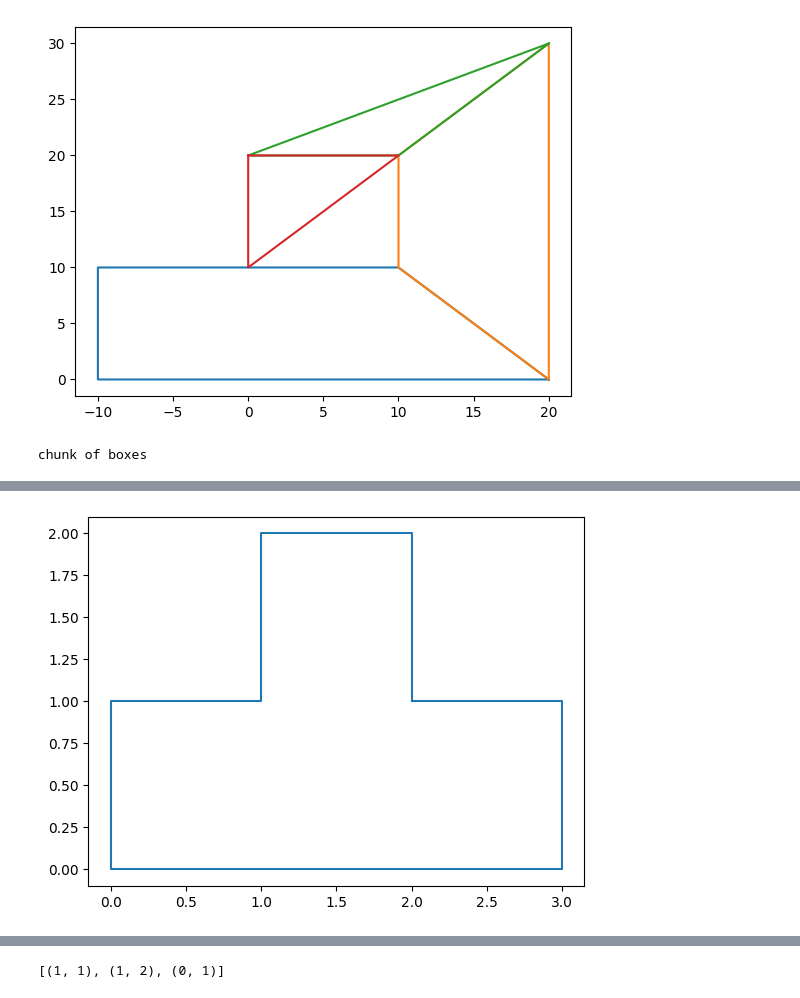
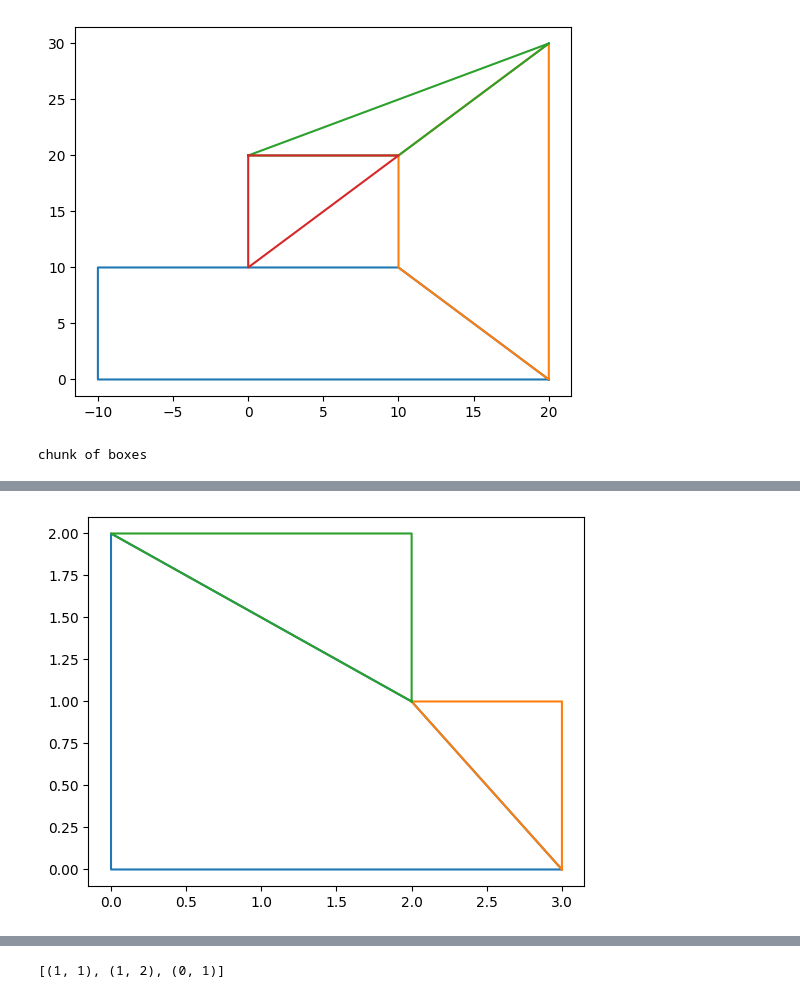
Before and after one commit to joonhyuk/python-game-engine, a Jupyter notebook: lib/foundation/libtest.ipynb, the cells around one changed output, grey strips where cells are left out. Saved outputs shown, nothing was run; the diff lists cells and outputs as text; code cells hidden in the pictures.

Commit message:
NEW CONVEX METHOD & WORLD STATIC COLLISION

```diff
--- a/lib/foundation/libtest.ipynb
+++ b/lib/foundation/libtest.ipynb
@@ -371,7 +369,66 @@ def _attempt_remove_overlap_points(hull_a:list, hull_b:list):
         return reduced
     return None
 
-def _reduce_shapes2(shapes):
+def _combine_n_reduce(shape_a:list, shape_b:list, debug_print = True):
+    assert all((len(shape_a) > 2, len(shape_b) > 2)), 'Hulls need to be more than triangles'
+    if debug_print: print('shape_a', shape_a)
+    if debug_print: print('shape_b', shape_b)
+    intersec = [p for p in shape_a if p in shape_b]
+    if debug_print: print('intersec :',intersec)
+    inter_num = len(intersec)
+
+    if inter_num < 2: return None
+
+    a_nob_in_intersec = shape_a[0] in intersec and shape_a[-1] in intersec
+    # b_nob_in_intersec = shape_b[0] in intersec and shape_b[-1] in intersec
+    '''
+    첫 점과 끝 점이 포함되어 있으면 순서가 꼬이기 때문에 미리 알아둔다.
+    '''
+
+    if inter_num > 2:       ### reduce intersec to each edge
+        if intersec[0] == shape_a[0]:
+            n = 0
+            while shape_a[n + 1] in intersec:
+                intersec.remove(shape_a[n])
+                n += 1
+            n = -1
+            while shape_a[n - 1] in intersec:
+                intersec.remove(shape_a[n])
+                n -= 1
+            if debug_print: print('intersec reduced to', intersec)
+
+    if a_nob_in_intersec:
+        a_start = shape_a.index(intersec[0])
+        a_end = shape_a.index(intersec[-1])
+    else:
+        a_start = shape_a.index(intersec[-1])
+        a_end = shape_a.index(intersec[0])
+
+    b_start = shape_b.index(shape_a[a_end])
+    b_end = shape_b.index(shape_a[a_start])
+
+    # if b_nob_in_intersec:
+    #     b_start = shape_b.index(intersec[0 if a_nob_in_intersec else -1])
+    #     b_end = shape_b.index(intersec[0 if a_nob_in_intersec else -1])
+    # else:
+    #     b_start = shape_b.index(intersec[0 if a_nob_in_intersec else -1])
+    #     b_end = shape_b.index(intersec[0 if a_nob_in_intersec else -1])
+
+    if a_start < a_end:
+        rest_a = shape_a[a_start:a_end]
+    else:
+        rest_a = shape_a[a_start:] + shape_a[:a_end]
+
+    if b_start < b_end:
+        rest_b = shape_b[b_start:b_end]
+    else:
+        rest_b = shape_b[b_start:] + shape_b[:b_end]
+    if debug_print: print('rest_a', rest_a)
+    if debug_print: print('rest_b', rest_b)
+    return rest_a + rest_b
+
+
+def _reduce_shapes2(shapes, debug_print = True):
     ''' convex든 concave든 줄이고 본다!
     중복 포인트는 날리지 않고, 일직선상의 점은 다 끝나고 삭제한다.'''
     count = len(shapes)
@@ -391,7 +448,7 @@ def _reduce_shapes2(shapes):
         # remove_on_seg(shapes[ia])
         for ib in range(ia + 1, count):
             # remove_on_seg(shapes[ib])
-            reduced = _attempt_remove_overlap_points(shapes[ia], shapes[ib])
+            reduced = _combine_n_reduce(shapes[ia], shapes[ib], debug_print)
             if reduced is not None:
                 # reduced = remove_on_seg(reduced)
                 new_hulls = [reduced]
@@ -414,15 +471,21 @@ def test_convexes(shapes, step:int=9999) -> list:
     hulls = shapes[:]
     reducing = True
     n = 0
+
     # keep trying to reduce until it won't reduce any more
     while reducing:
-        hulls, reducing = _reduce_shapes2(hulls)
+        debug_print = False if n < step else True
+        hulls, reducing = _reduce_shapes2(hulls, debug_print)
         n += 1
         print('>>>>>>>>>>>>>>>>>>>>>>>>>>>>> step',n)
         print('hulls :',hulls)
         if n > step: reducing = False
-    # return convexise(triangulate_all(hulls))
-    return hulls
+    new_hulls = []
+    for hull in hulls:
+        new_hulls.append(check_point_on_segment(hull))
+
+    return convexise(triangulate_all(new_hulls))
+    # return hulls
 
 
 # chunk = [new_one, c, e, f]
@@ -433,11 +496,11 @@ a3 = [v(1,1), v(2,1), v(2,2), v(1,2)]
 a4 = [v(0,1), v(1,1), v(1,2), v(0,2)]
 a5 = [v(2,1), v(2,0), v(3,0), v(3,1)]
 
-chunk = [a1, a2, a3, a5]
+chunk = [a1, a2, a3, a4, a5]
 
 draw(*chunk, title = 'chunk of boxes')
 
-for i in range(10):
+for i in range(4):
     draw(*test_convexes(chunk, i))
 
 # draw(*boxes_more_complex)
@@ -513 +559 @@ hulls : [[(2, 1), (2, 2), (1, 2), (1, 1), (0, 1), (0, 0), (1, 0), (2, 0), (3, 0)
-[figure, old version]
+[figure, new version]
```
Also changed, not shown: parts of 4 cells of this notebook, 3 other files.
